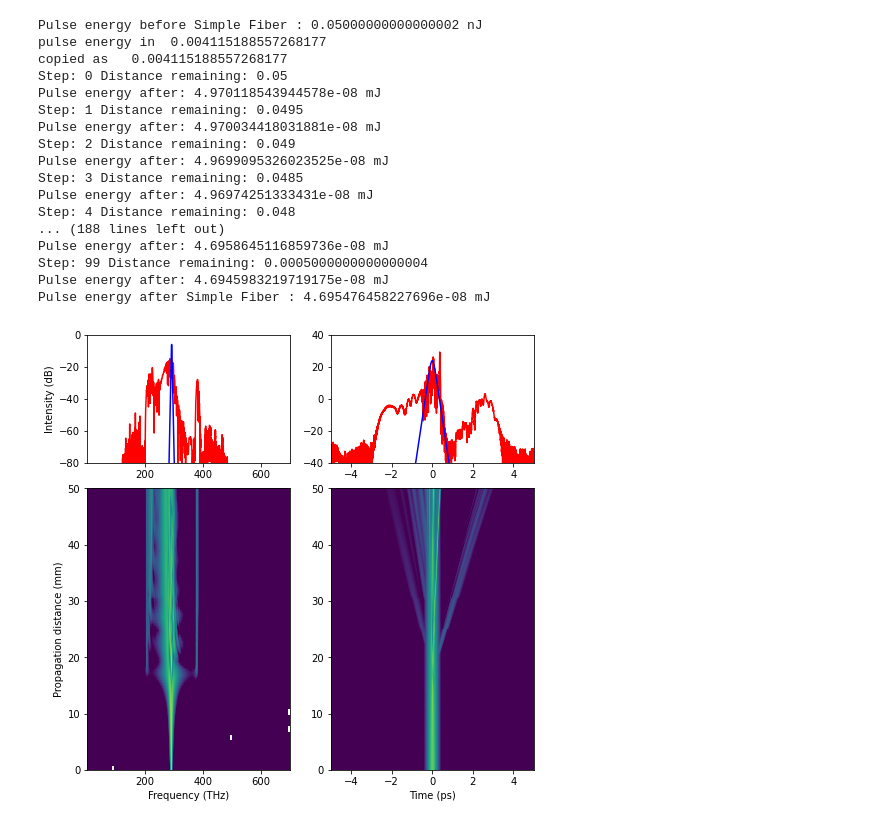
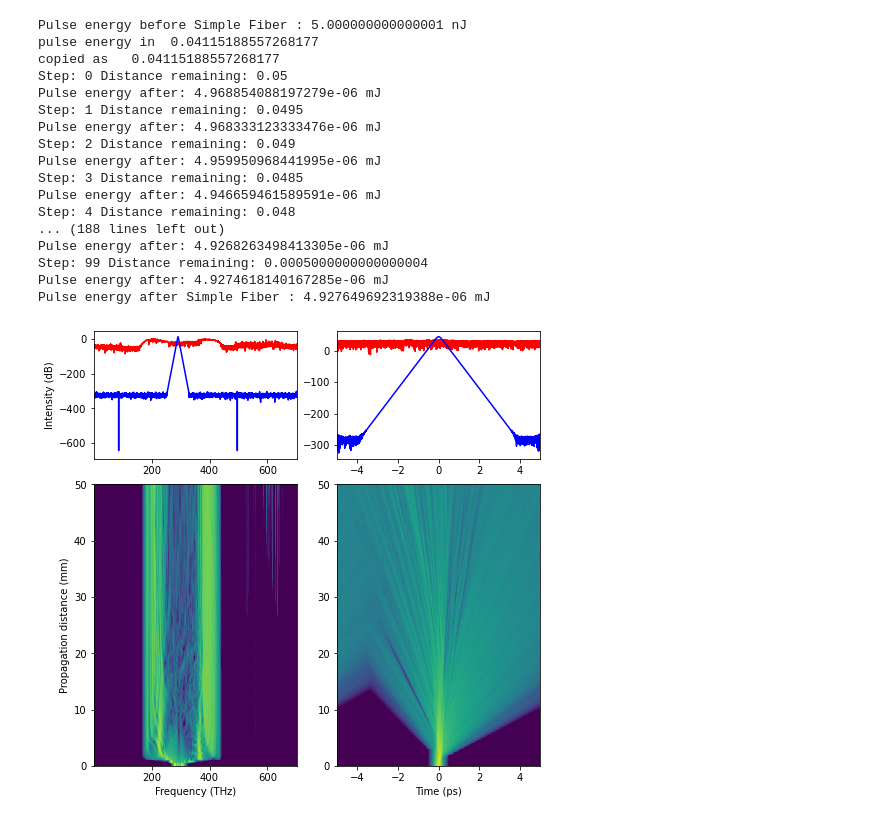
Before and after one commit to jeremythurston/NL_RNN, a Jupyter notebook: generate_data.ipynb, the cells around one changed output. Saved outputs shown, nothing was run; the diff lists cells and outputs as text; code cells hidden in the pictures.

```diff
--- a/generate_data.ipynb
+++ b/generate_data.ipynb
@@ -5,7 +5,7 @@ import pynlo
 # %%
 FWHM = 0.180  # pulse duration (ps)
 pulseWL = 1030  # pulse central wavelength (nm)
-EPP = 50e-12  # Energy per pulse (J)
+EPP = 50e-10  # Energy per pulse (J)
 GDD = 0.0  # Group delay dispersion (ps^2)
 TOD = 0.0  # Third order dispersion (ps^3)
 
@@ -22,7 +22,7 @@ Length = 50  # length in mm
 Alpha = 0.0  # attentuation coefficient (dB/cm)
 Gamma = 1000  # Gamma (1/(W km)
 
-fibWL = pulseWL  # Center WL of fiber (nm)
+fibWL = 1064  # Center WL of fiber (nm)
 
 Raman = True  # Enable Raman effect?
 Steep = True  # Enable self steepening?
@@ -69,23 +69,23 @@ y, AW, AT, pulse_out = evol.propagate(pulse_in=pulse, fiber=fiber1, n_steps=Step
 
 ########## That's it! Physics complete. Just plotting commands from here! ################
 # %% [output]
-Pulse energy before Simple Fiber : 0.05000000000000002 nJ
-pulse energy in  0.004115188557268177
-copied as   0.004115188557268177
+Pulse energy before Simple Fiber : 5.000000000000001 nJ
+pulse energy in  0.04115188557268177
+copied as   0.04115188557268177
 Step: 0 Distance remaining: 0.05
-Pulse energy after: 4.970118543944578e-08 mJ
+Pulse energy after: 4.968854088197279e-06 mJ
 Step: 1 Distance remaining: 0.0495
-Pulse energy after: 4.970034418031881e-08 mJ
+Pulse energy after: 4.968333123333476e-06 mJ
 Step: 2 Distance remaining: 0.049
-Pulse energy after: 4.9699095326023525e-08 mJ
+Pulse energy after: 4.959950968441995e-06 mJ
 Step: 3 Distance remaining: 0.0485
-Pulse energy after: 4.96974251333431e-08 mJ
+Pulse energy after: 4.946659461589591e-06 mJ
 Step: 4 Distance remaining: 0.048
 ... (188 lines left out)
-Pulse energy after: 4.6958645116859736e-08 mJ
+Pulse energy after: 4.9268263498413305e-06 mJ
 Step: 99 Distance remaining: 0.0005000000000000004
-Pulse energy after: 4.6945983219719175e-08 mJ
-Pulse energy after Simple Fiber : 4.695476458227696e-08 mJ
+Pulse energy after: 4.9274618140167285e-06 mJ
+Pulse energy after Simple Fiber : 4.927649692319388e-06 mJ
 # %%
 # set up plots for the results:
 fig = plt.figure(figsize=(8, 8))
@@ -116,33 +116,33 @@ extent = (np.min(F[F > 0]), np.max(F[F > 0]), 0, Length)
 ax2.imshow(
     zW,
     extent=extent,
     vmin=np.max(zW) - 40.0,
     vmax=np.max(zW),
     aspect="auto",
     origin="lower",
 )
 
 extent = (np.min(pulse.T_ps), np.max(pulse.T_ps), np.min(y_mm), Length)
 ax3.imshow(
     zT,
     extent=extent,
     vmin=np.max(zT) - 40.0,
     vmax=np.max(zT),
     aspect="auto",
     origin="lower",
 )
 
 
 ax0.set_ylabel("Intensity (dB)")
-ax0.set_ylim(-80, 0)
-ax1.set_ylim(-40, 40)
+# ax0.set_ylim(-80, 0)
+# ax1.set_ylim(-40, 40)
 
 ax2.set_ylabel("Propagation distance (mm)")
 ax2.set_xlabel("Frequency (THz)")
 # ax2.set_xlim(0,400)
 
 ax3.set_xlabel("Time (ps)")
 
 plt.show()
 # %% [output]
-[figure, old version]
+[figure, new version]
```
Also changed, not shown: parts of 1 cell of this notebook, 5 other files.
